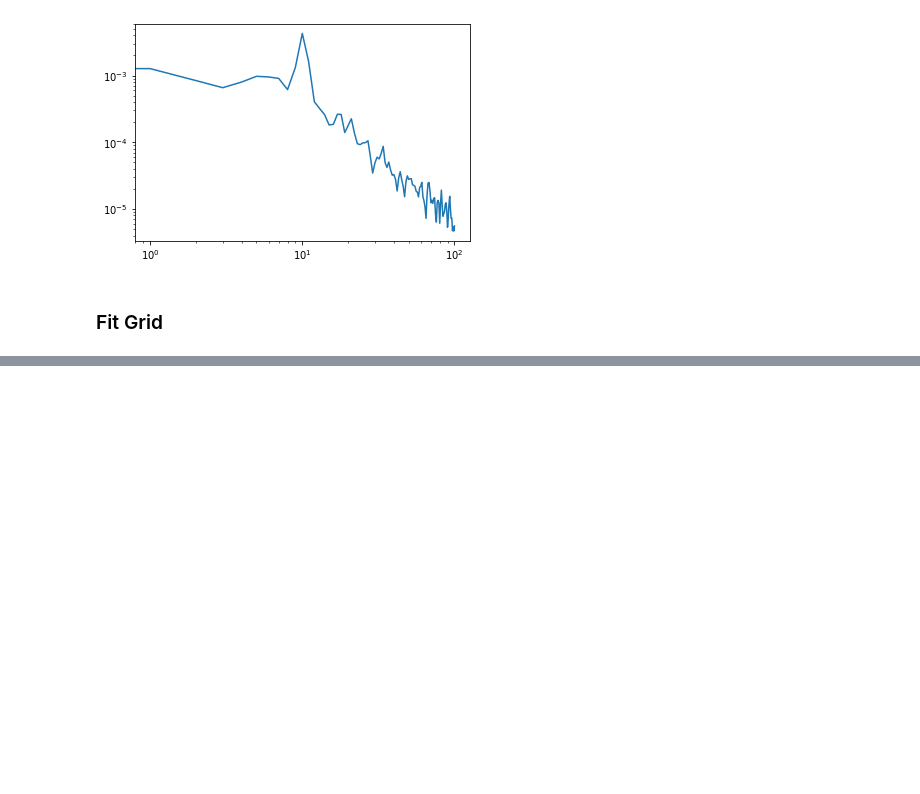
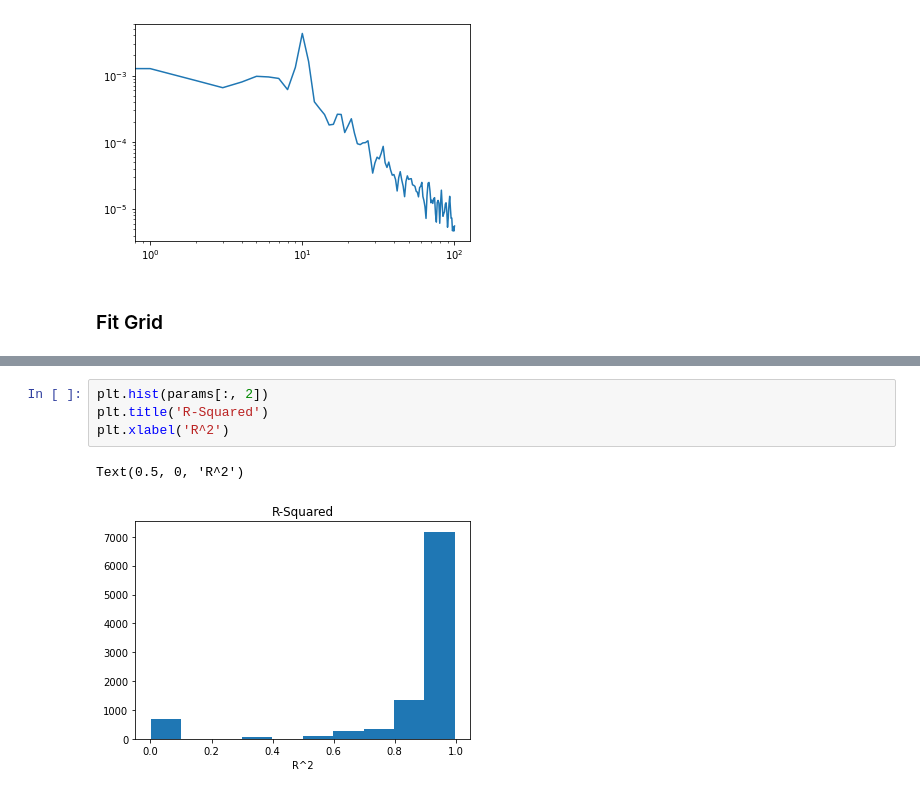
Before and after one commit to voytekresearch/timescale-methods, a Jupyter notebook: notebooks/param_gridsearch.ipynb, the cells around one changed output, grey strips where cells are left out. Saved outputs shown, nothing was run; the diff lists cells and outputs as text; blank space fills up the shorter version.

```diff
--- a/notebooks/param_gridsearch.ipynb
+++ b/notebooks/param_gridsearch.ipynb
@@ -171,0 +175,7 @@ plt.legend();
+# %%
+plt.hist(params[:, 2])
+plt.title('R-Squared')
+plt.xlabel('R^2')
+# %% [output]
+Text(0.5, 0, 'R^2')
+[figure, added]
```
Also changed, not shown: parts of 11 cells of this notebook.
